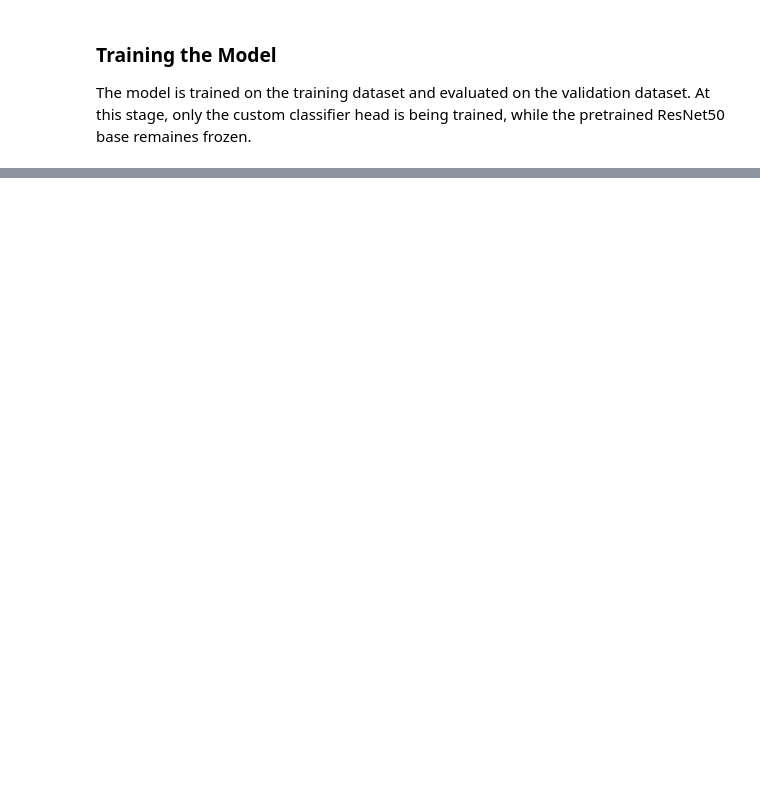
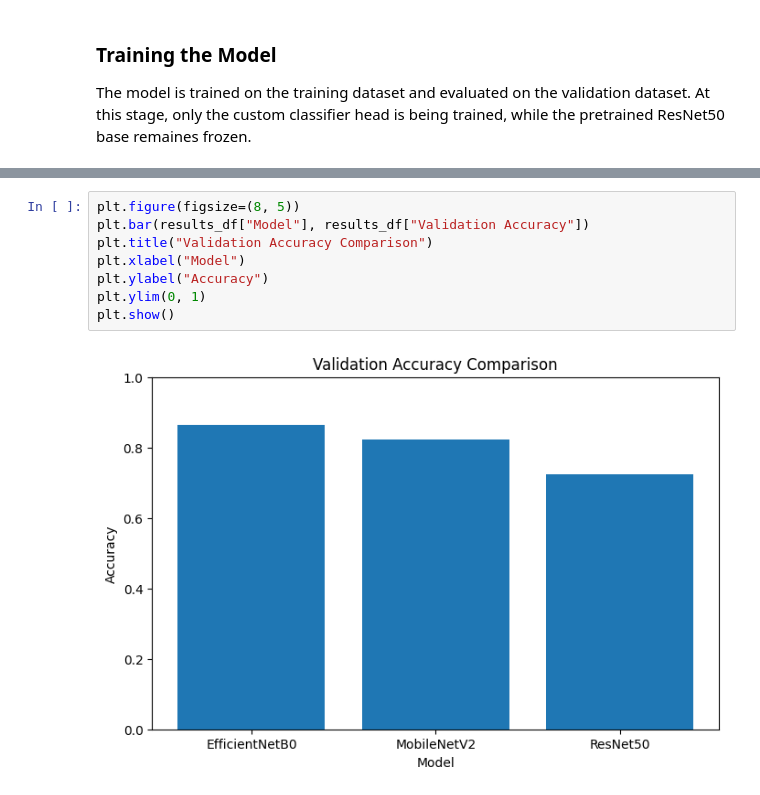
Before and after one commit to emilyalphonse/INFO284-Task-2, a Jupyter notebook: task2.ipynb, the cells around one changed output, grey strips where cells are left out. Drawn from its saved outputs; the diff is of its cells as text; blank space fills up the shorter version.

```diff
--- a/task2.ipynb
+++ b/task2.ipynb
@@ -427,0 +470,10 @@ This discrepancy suggests that accuracy alone is not sufficient to evaluate the
+# %%
+plt.figure(figsize=(8, 5))
+plt.bar(results_df["Model"], results_df["Validation Accuracy"])
+plt.title("Validation Accuracy Comparison")
+plt.xlabel("Model")
+plt.ylabel("Accuracy")
+plt.ylim(0, 1)
+plt.show()
+# %% [output]
+[figure, added]
```
Also changed, not shown: parts of 52 cells of this notebook.
